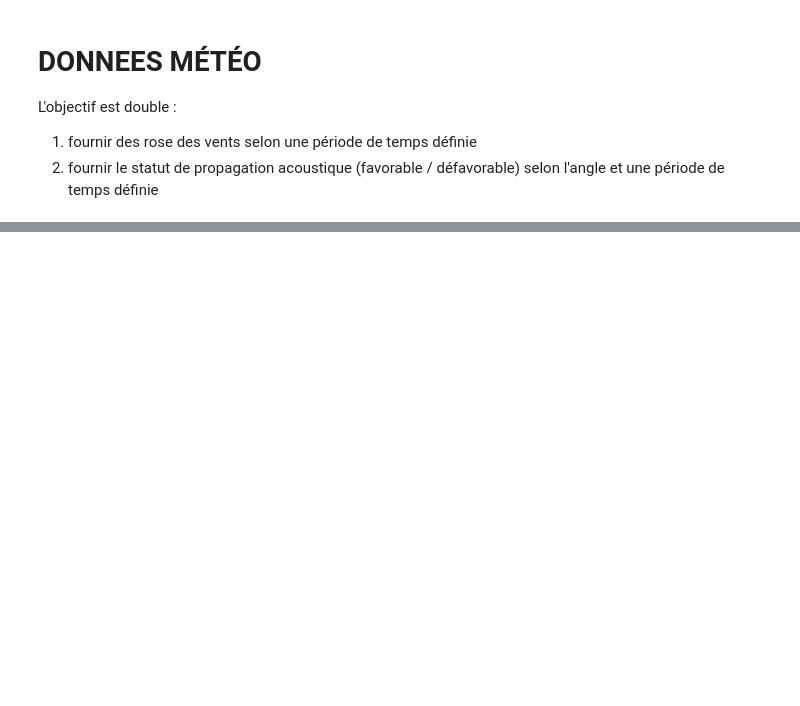
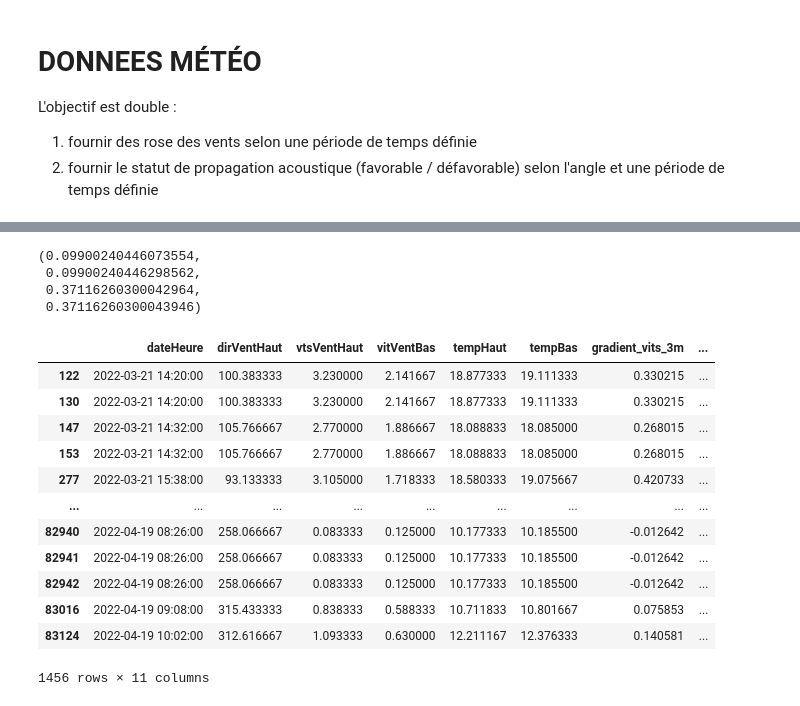
Before and after one commit to nantodevison/PPBE_BdxMet, a Jupyter notebook: notebooks/Import_donnees.ipynb, the cells around one changed output, grey strips where cells are left out. Saved outputs shown, nothing was run; the diff lists cells and outputs as text; code cells hidden in the pictures; blank space fills up the shorter version.

```diff
--- a/notebooks/Import_donnees.ipynb
+++ b/notebooks/Import_donnees.ipynb
@@ -78,0 +175,6 @@ test = FileLink(imageCompDirVent)
+# %%
+dfDonneesMoyennes['gradient_vits_3m'] = dfDonneesMoyennes['coeff_dirct_vts'] / 3
+dfDonneesMoyennes['gradient_temp_3m'] = dfDonneesMoyennes['coeff_dirct_temp'] / 3
+# %%
+listeAngle = [e for e in range(0, 361, 30)]
+dfAngle = pd.DataFrame({'angle_min':[e for e in range(0, 361, 30)][:-1], 'angle_max':[e for e in range(0, 361, 30)][1:]} )
@@ -78,0 +212,42 @@ test = FileLink(imageCompDirVent)
+# %%
+at_1, at_2, aw_1, aw_2
+# %% [output]
+(0.09900240446073554,
+ 0.09900240446298562,
+ 0.37116260300042964,
+ 0.37116260300043946)
+# %%
+dfGradient = dfDonneesMoyennes[['dateHeure', 'dirVentHaut', 'vtsVentHaut', 'vitVentBas', 'tempHaut', 'tempBas', 'gradient_vits_3m', 'gradient_temp_3m'
+                                ]].merge(dfAngle, how='cross')
+# %%
+def calculGradientVitesseSon(temp, gradientTemp, gradientVitesse, angle):
+    """
+    calcul du gradeint de vitesse du son, à une hauteur donnée.
+    in :
+        temp : float : temperature
+        gradientTemp : float : gradeint de température
+        gradientVitesse : float : gradient de vitesse
+        angle : float : angle en degre
+    """
+    try:
+        return (10.0407/sqrt(temp)*gradientTemp) + (gradientVitesse * cos(angle*pi/180))
+    except ValueError:
+        return np.nan
+
+dfGradient['grad_min'] = dfGradient.apply(lambda x: calculGradientVitesseSon(x.tempHaut, x.gradient_temp_3m, x.gradient_vits_3m, x.angle_min), axis=1)
+# %%
+dfGradient.loc[(-0.015 < dfGradient.grad_min) &  (dfGradient.grad_min< 0.015)]
+# %% [output]
+|  | dateHeure | dirVentHaut | vtsVentHaut | vitVentBas | tempHaut | tempBas | gradient_vits_3m | ... |
+| 122 | 2022-03-21 14:20:00 | 100.383333 | 3.230000 | 2.141667 | 18.877333 | 19.111333 | 0.330215 | ... |
+| 130 | 2022-03-21 14:20:00 | 100.383333 | 3.230000 | 2.141667 | 18.877333 | 19.111333 | 0.330215 | ... |
+| 147 | 2022-03-21 14:32:00 | 105.766667 | 2.770000 | 1.886667 | 18.088833 | 18.085000 | 0.268015 | ... |
+| 153 | 2022-03-21 14:32:00 | 105.766667 | 2.770000 | 1.886667 | 18.088833 | 18.085000 | 0.268015 | ... |
+| 277 | 2022-03-21 15:38:00 | 93.133333 | 3.105000 | 1.718333 | 18.580333 | 19.075667 | 0.420733 | ... |
+| ... | ... | ... | ... | ... | ... | ... | ... | ... |
+| 82940 | 2022-04-19 08:26:00 | 258.066667 | 0.083333 | 0.125000 | 10.177333 | 10.185500 | -0.012642 | ... |
+| 82941 | 2022-04-19 08:26:00 | 258.066667 | 0.083333 | 0.125000 | 10.177333 | 10.185500 | -0.012642 | ... |
+| 82942 | 2022-04-19 08:26:00 | 258.066667 | 0.083333 | 0.125000 | 10.177333 | 10.185500 | -0.012642 | ... |
+| 83016 | 2022-04-19 09:08:00 | 315.433333 | 0.838333 | 0.588333 | 10.711833 | 10.801667 | 0.075853 | ... |
+| 83124 | 2022-04-19 10:02:00 | 312.616667 | 1.093333 | 0.630000 | 12.211167 | 12.376333 | 0.140581 | ... |
+1456 rows × 11 columns
```
Also changed, not shown: parts of 25 cells of this notebook, 2 other files.
